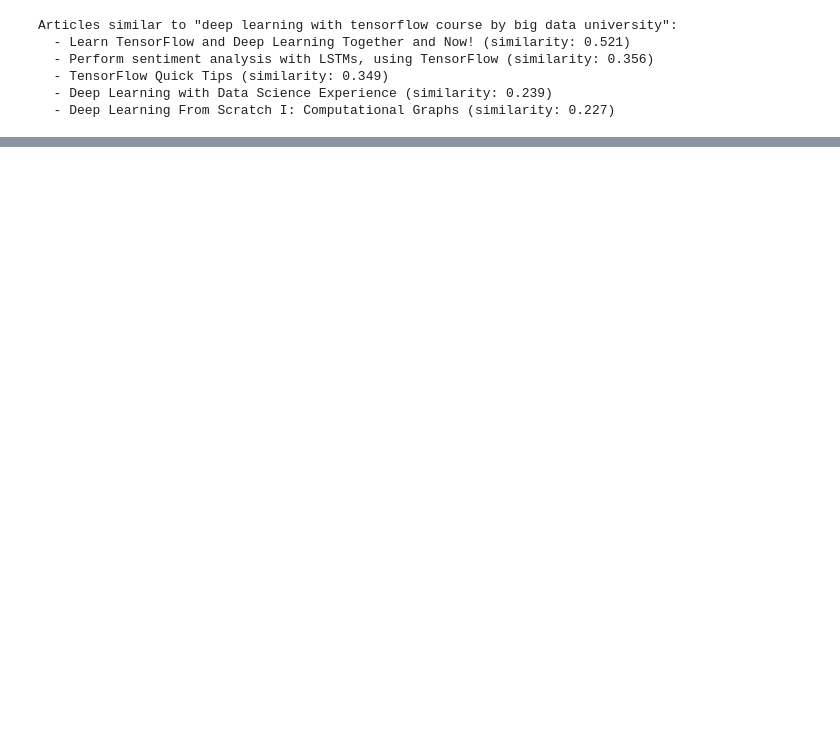
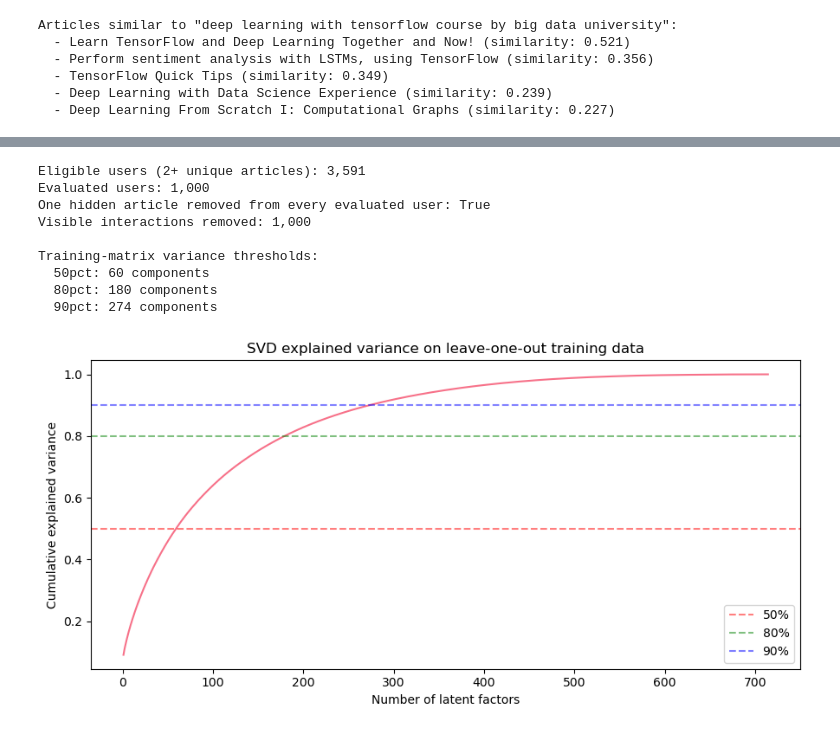
Before and after one commit to tobibolu/Personalized-Article-Recommendation-System, a Jupyter notebook: notebooks/recommender.ipynb, the cells around one changed output, grey strips where cells are left out. Cells and saved outputs as stored; diff of their text form; code cells hidden in the pictures; blank space fills up the shorter version.

```diff
--- a/notebooks/recommender.ipynb
+++ b/notebooks/recommender.ipynb
@@ -265 +267,51 @@ Components needed for variance thresholds:
+# %%
+EVALUATION_SEED = 42
+EVALUATION_USERS = 1000
+
+train_user_item, holdout = leave_one_out_split(
+    user_item,
+    min_interactions=2,
+    seed=EVALUATION_SEED,
+    sample_size=EVALUATION_USERS,
+)
+
+eligible_users = int((user_item.sum(axis=1) >= 2).sum())
+removed_cells_are_zero = all(
+    train_user_item.loc[user_id, next(iter(relevant))] == 0
+    for user_id, relevant in holdout.items()
+)
+print(f'Eligible users (2+ unique articles): {eligible_users:,}')
+print(f'Evaluated users: {len(holdout):,}')
+print(f'One hidden article removed from every evaluated user: {removed_cells_are_zero}')
+print(f'Visible interactions removed: {int(user_item.values.sum() - train_user_item.values.sum()):,}')
+
+# Factorise only the reduced training matrix for diagnostics.
+U_train, s_train, Vt_train = compute_svd(train_user_item)
+thresholds = variance_thresholds(s_train)
+print('\nTraining-matrix variance thresholds:')
+for label, components in thresholds.items():
+    print(f'  {label}: {components} components')
+
+evr = explained_variance_ratio(s_train)
+plt.figure(figsize=(9, 4.5))
+plt.plot(range(1, len(evr) + 1), evr)
+for level, color in [(0.5, 'r'), (0.8, 'g'), (0.9, 'b')]:
+    plt.axhline(level, color=color, linestyle='--', alpha=0.5, label=f'{level:.0%}')
+plt.xlabel('Number of latent factors')
+plt.ylabel('Cumulative explained variance')
+plt.title('SVD explained variance on leave-one-out training data')
+plt.legend()
+plt.tight_layout()
+plt.show()
+# %% [output]
+Eligible users (2+ unique articles): 3,591
+Evaluated users: 1,000
+One hidden article removed from every evaluated user: True
+Visible interactions removed: 1,000
+
+Training-matrix variance thresholds:
+  50pct: 60 components
+  80pct: 180 components
+  90pct: 274 components
+[figure, added]
 # %%
```
Also changed, not shown: parts of 19 cells of this notebook, 8 other files.
